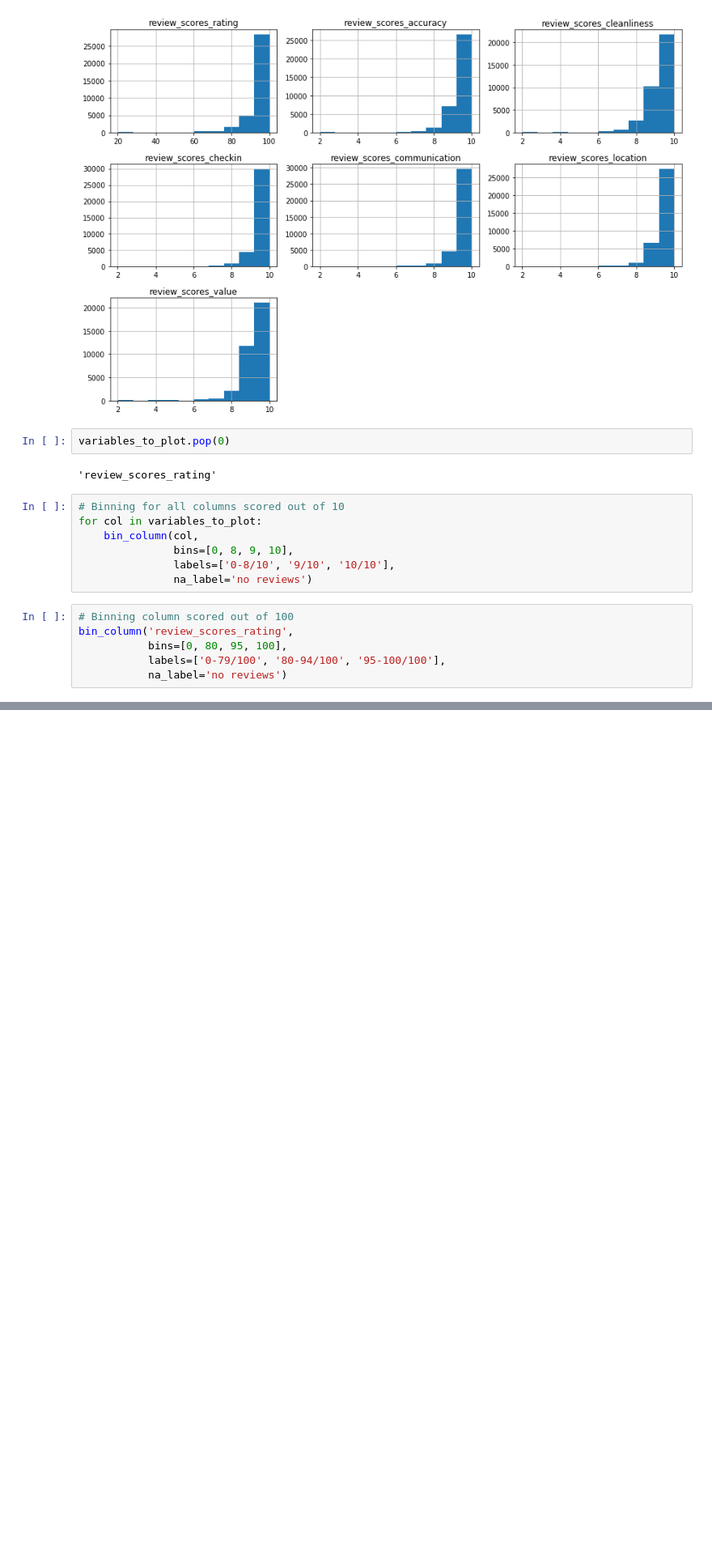
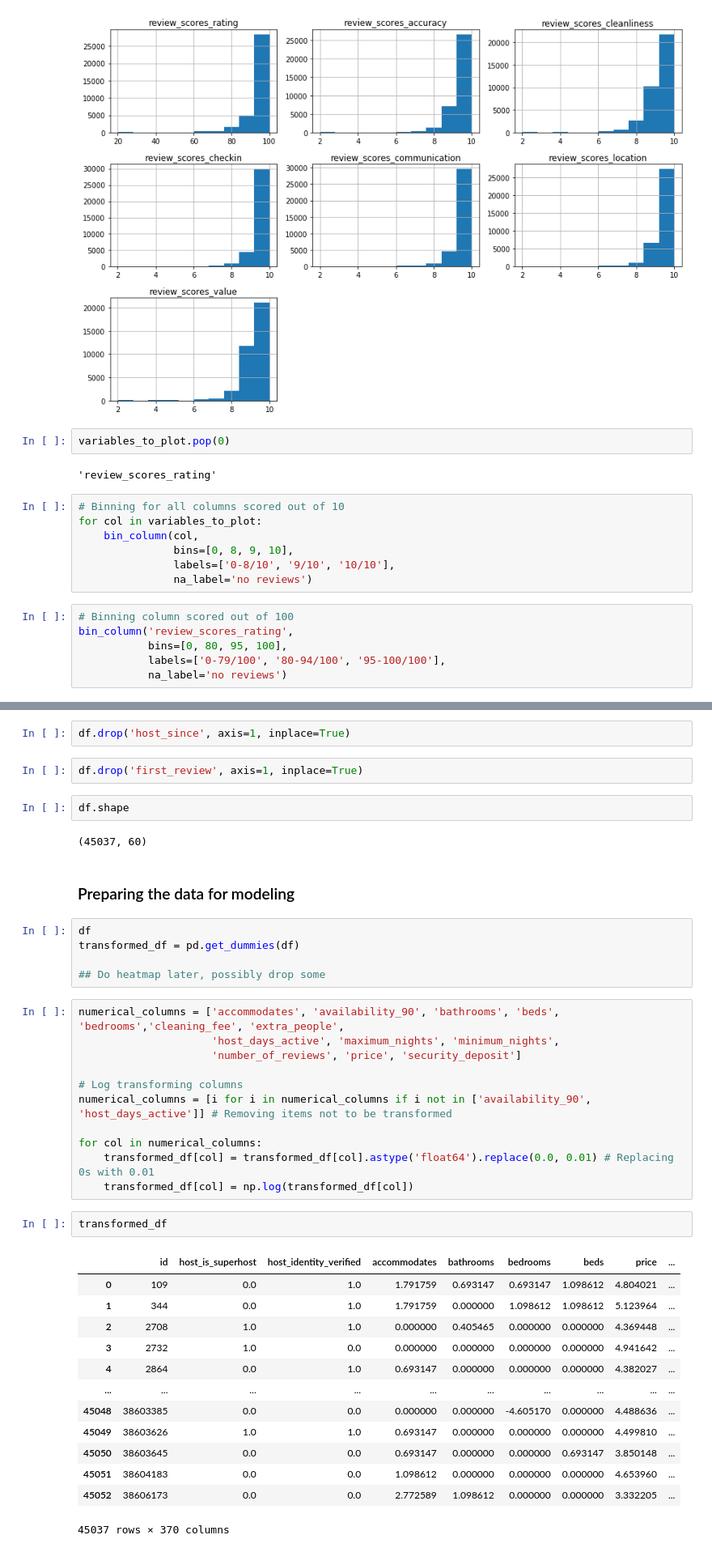
Before and after one commit to kianamills26/super-duper, a Jupyter notebook: FINAL_PROJ.ipynb, the cells around one changed output, grey strips where cells are left out. Shown at 81% size. Cells and saved outputs as stored; diff of their text form; blank space fills up the shorter version.

Commit message:
prepare data

```diff
--- a/FINAL_PROJ.ipynb
+++ b/FINAL_PROJ.ipynb
@@ -474,0 +461,42 @@ bin_column('review_scores_rating',
+# %%
+df.drop('host_since', axis=1, inplace=True)
+# %%
+df.drop('first_review', axis=1, inplace=True)
+# %%
+df.shape
+# %% [output]
+(45037, 60)
+# %% [markdown]
+### Preparing the data for modeling
+# %%
+df
+transformed_df = pd.get_dummies(df)
+
+## Do heatmap later, possibly drop some
+# %%
+numerical_columns = ['accommodates', 'availability_90', 'bathrooms', 'beds', 'bedrooms','cleaning_fee', 'extra_people',
+                     'host_days_active', 'maximum_nights', 'minimum_nights',
+                     'number_of_reviews', 'price', 'security_deposit']
+
+# Log transforming columns
+numerical_columns = [i for i in numerical_columns if i not in ['availability_90', 'host_days_active']] # Removing items not to be transformed
+
+for col in numerical_columns:
+    transformed_df[col] = transformed_df[col].astype('float64').replace(0.0, 0.01) # Replacing 0s with 0.01
+    transformed_df[col] = np.log(transformed_df[col])
+# %%
+transformed_df
+# %% [output]
+|  | id | host_is_superhost | host_identity_verified | accommodates | bathrooms | bedrooms | beds | price | ... |
+| 0 | 109 | 0.0 | 1.0 | 1.791759 | 0.693147 | 0.693147 | 1.098612 | 4.804021 | ... |
+| 1 | 344 | 0.0 | 1.0 | 1.791759 | 0.000000 | 1.098612 | 1.098612 | 5.123964 | ... |
+| 2 | 2708 | 1.0 | 1.0 | 0.000000 | 0.405465 | 0.000000 | 0.000000 | 4.369448 | ... |
+| 3 | 2732 | 1.0 | 0.0 | 0.000000 | 0.000000 | 0.000000 | 0.000000 | 4.941642 | ... |
+| 4 | 2864 | 0.0 | 1.0 | 0.693147 | 0.000000 | 0.000000 | 0.000000 | 4.382027 | ... |
+| ... | ... | ... | ... | ... | ... | ... | ... | ... | ... |
+| 45048 | 38603385 | 0.0 | 0.0 | 0.000000 | 0.000000 | -4.605170 | 0.000000 | 4.488636 | ... |
+| 45049 | 38603626 | 1.0 | 1.0 | 0.693147 | 0.000000 | 0.000000 | 0.000000 | 4.499810 | ... |
+| 45050 | 38603645 | 0.0 | 0.0 | 0.693147 | 0.000000 | 0.000000 | 0.693147 | 3.850148 | ... |
+| 45051 | 38604183 | 0.0 | 0.0 | 1.098612 | 0.000000 | 0.000000 | 0.000000 | 4.653960 | ... |
+| 45052 | 38606173 | 0.0 | 0.0 | 2.772589 | 1.098612 | 0.000000 | 0.000000 | 3.332205 | ... |
+45037 rows × 370 columns
```
Also changed, not shown: parts of 17 cells of this notebook.
